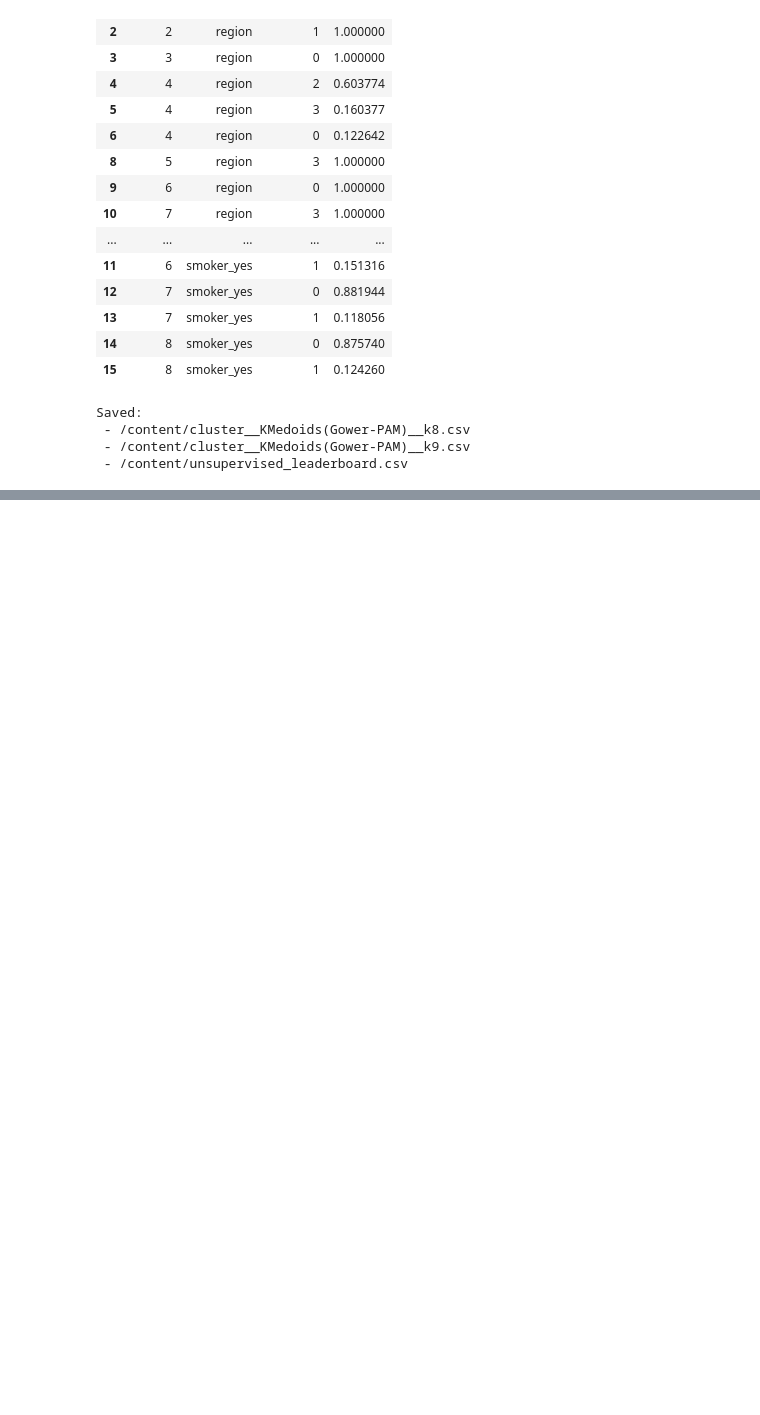
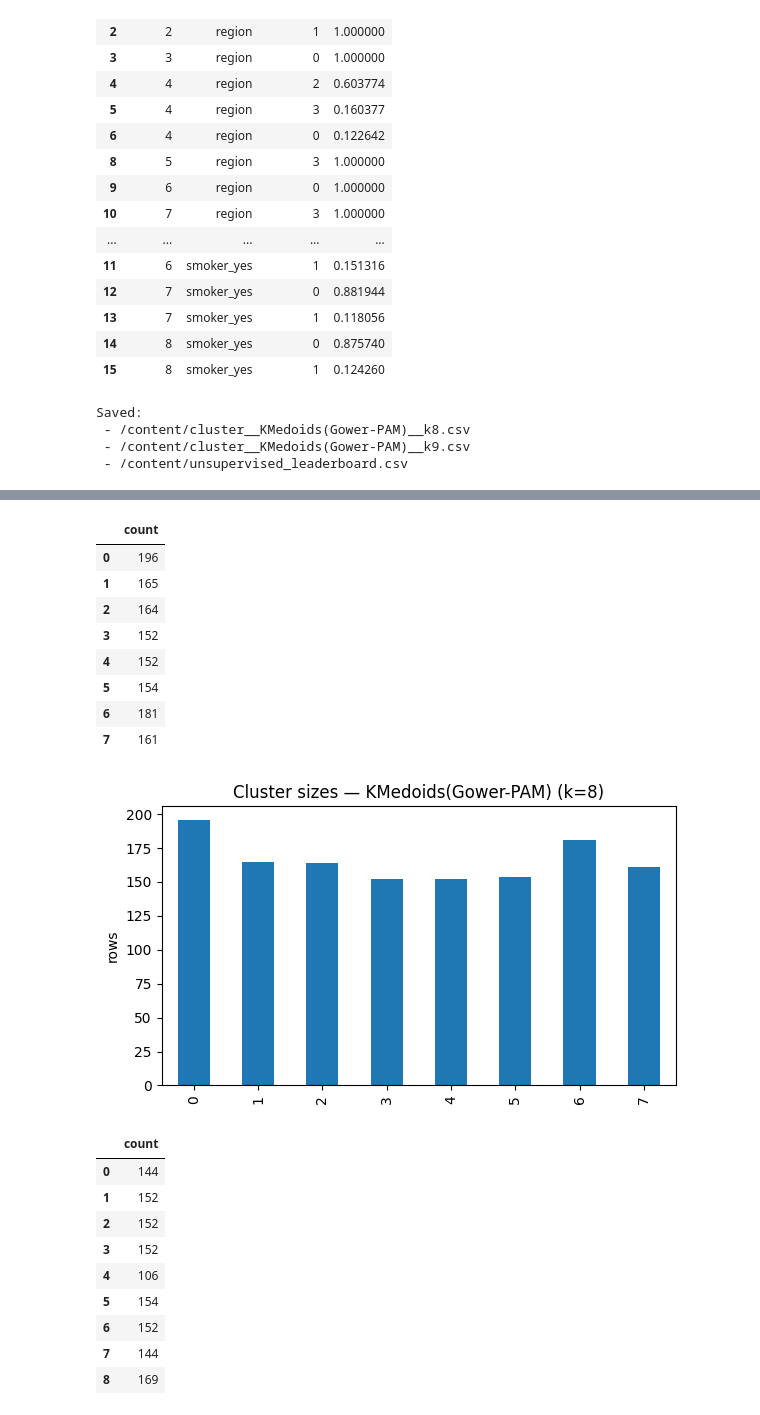
Before and after one commit to yosriawedi/ML-Project-Insurance, a Jupyter notebook: unsupervised.ipynb, the cells around one changed output, grey strips where cells are left out. Cells and saved outputs as stored; diff of their text form; code cells hidden in the pictures; blank space fills up the shorter version.

```diff
--- a/unsupervised.ipynb
+++ b/unsupervised.ipynb
@@ -471,0 +501,42 @@ Saved:
+# %%
+import matplotlib.pyplot as plt
+
+best_key   = (res_df_sorted.iloc[0]["alg"], int(res_df_sorted.iloc[0]["k"]))
+second_key = (res_df_sorted.iloc[1]["alg"], int(res_df_sorted.iloc[1]["k"]))
+
+lab_best   = assignments[best_key]
+lab_second = assignments[second_key]
+
+def plot_counts(labels, title):
+    vc = pd.Series(labels).value_counts().sort_index()
+    display(vc.rename("count").to_frame())
+    plt.figure(figsize=(6,3.5))
+    vc.plot(kind="bar")
+    plt.title(title)
+    plt.ylabel("rows")
+    plt.tight_layout()
+    plt.show()
+
+plot_counts(lab_best,   f"Cluster sizes — {best_key[0]} (k={best_key[1]})")
+plot_counts(lab_second, f"Cluster sizes — {second_key[0]} (k={second_key[1]})")
+# %% [output]
+|  | count |
+| 0 | 196 |
+| 1 | 165 |
+| 2 | 164 |
+| 3 | 152 |
+| 4 | 152 |
+| 5 | 154 |
+| 6 | 181 |
+| 7 | 161 |
+[figure, added]
+|  | count |
+| 0 | 144 |
+| 1 | 152 |
+| 2 | 152 |
+| 3 | 152 |
+| 4 | 106 |
+| 5 | 154 |
+| 6 | 152 |
+| 7 | 144 |
+| 8 | 169 |
```
Also changed, not shown: parts of 6 cells of this notebook.
